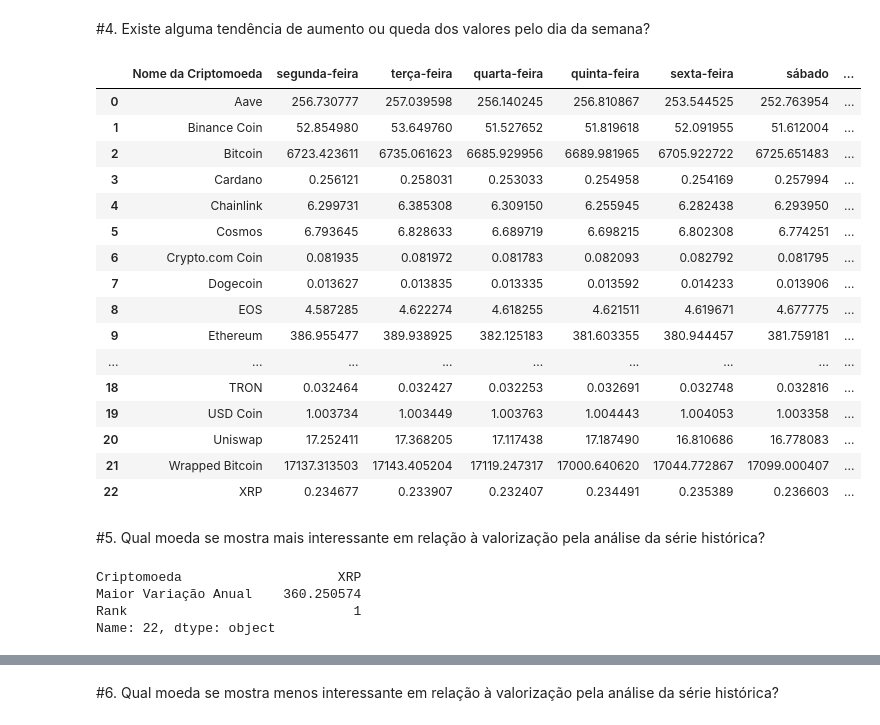
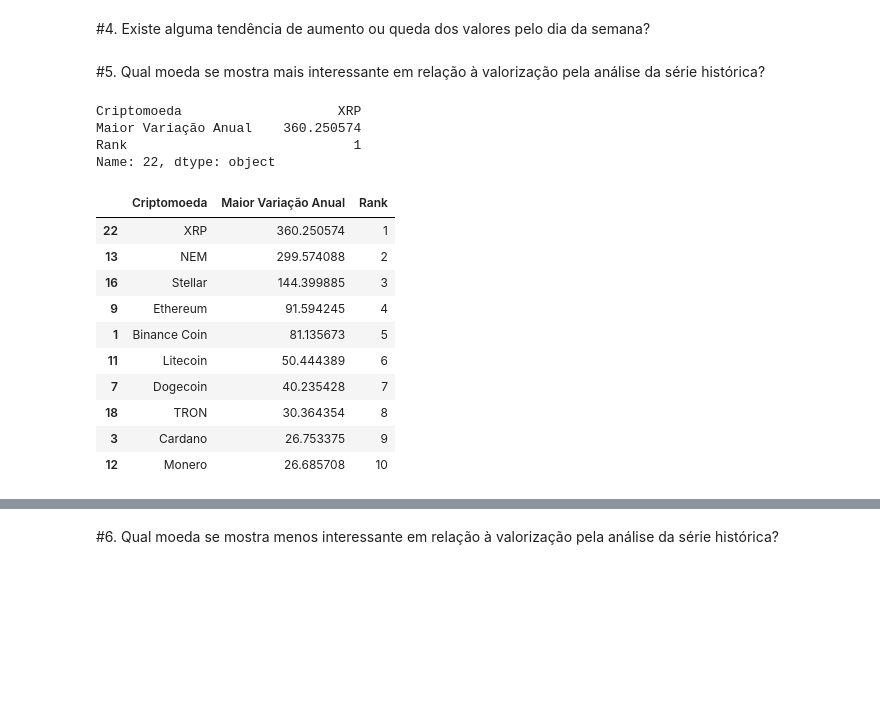
Before and after one commit to WillianXG/Projeto_Em_grupo-Modulo-3, a Jupyter notebook: grupoModulo3.ipynb, the cells around one changed output, grey strips where cells are left out. Cells and saved outputs as stored; diff of their text form; code cells hidden in the pictures; blank space fills up the shorter version.

```diff
--- a/grupoModulo3.ipynb
+++ b/grupoModulo3.ipynb
@@ -391,32 +392,29 @@ concat_valv()
 # %% [markdown]
 #4. Existe alguma tendência de aumento ou queda dos valores pelo dia da semana?
 # %%
-calcular_media_por_dia_da_semana(diasSemana(criptomoedas))
+calcular_media_por_dia_da_semana = calcular_media_por_dia_da_semana(diasSemana(criptomoedas))
-# %% [output]
-|  | Nome da Criptomoeda | segunda-feira | terça-feira | quarta-feira | quinta-feira | sexta-feira | sábado | ... |
-| 0 | Aave | 256.730777 | 257.039598 | 256.140245 | 256.810867 | 253.544525 | 252.763954 | ... |
-| 1 | Binance Coin | 52.854980 | 53.649760 | 51.527652 | 51.819618 | 52.091955 | 51.612004 | ... |
-| 2 | Bitcoin | 6723.423611 | 6735.061623 | 6685.929956 | 6689.981965 | 6705.922722 | 6725.651483 | ... |
-| 3 | Cardano | 0.256121 | 0.258031 | 0.253033 | 0.254958 | 0.254169 | 0.257994 | ... |
-| 4 | Chainlink | 6.299731 | 6.385308 | 6.309150 | 6.255945 | 6.282438 | 6.293950 | ... |
-| 5 | Cosmos | 6.793645 | 6.828633 | 6.689719 | 6.698215 | 6.802308 | 6.774251 | ... |
-| 6 | Crypto.com Coin | 0.081935 | 0.081972 | 0.081783 | 0.082093 | 0.082792 | 0.081795 | ... |
-| 7 | Dogecoin | 0.013627 | 0.013835 | 0.013335 | 0.013592 | 0.014233 | 0.013906 | ... |
-| 8 | EOS | 4.587285 | 4.622274 | 4.618255 | 4.621511 | 4.619671 | 4.677775 | ... |
-| 9 | Ethereum | 386.955477 | 389.938925 | 382.125183 | 381.603355 | 380.944457 | 381.759181 | ... |
-| ... | ... | ... | ... | ... | ... | ... | ... | ... |
-| 18 | TRON | 0.032464 | 0.032427 | 0.032253 | 0.032691 | 0.032748 | 0.032816 | ... |
-| 19 | USD Coin | 1.003734 | 1.003449 | 1.003763 | 1.004443 | 1.004053 | 1.003358 | ... |
-| 20 | Uniswap | 17.252411 | 17.368205 | 17.117438 | 17.187490 | 16.810686 | 16.778083 | ... |
-| 21 | Wrapped Bitcoin | 17137.313503 | 17143.405204 | 17119.247317 | 17000.640620 | 17044.772867 | 17099.000407 | ... |
-| 22 | XRP | 0.234677 | 0.233907 | 0.232407 | 0.234491 | 0.235389 | 0.236603 | ... |
 # %% [markdown]
 #5. Qual moeda se mostra mais interessante em relação à valorização pela análise da série histórica?
 # %%
-moedaMaisInteressante=rank_criptomoedas_por_valorizacao(criptomoedas)
-print(moedaMaisInteressante.iloc[0])
+rank =rank_criptomoedas_por_valorizacao(criptomoedas)
+print(rank.iloc[0])
+
+moedaMaisInteressante = rank.head(10)
+
+moedaMaisInteressante
 # %% [output]
 Criptomoeda                    XRP
 Maior Variação Anual    360.250574
 Rank                             1
 Name: 22, dtype: object
+|  | Criptomoeda | Maior Variação Anual | Rank |
+| 22 | XRP | 360.250574 | 1 |
+| 13 | NEM | 299.574088 | 2 |
+| 16 | Stellar | 144.399885 | 3 |
+| 9 | Ethereum | 91.594245 | 4 |
+| 1 | Binance Coin | 81.135673 | 5 |
+| 11 | Litecoin | 50.444389 | 6 |
+| 7 | Dogecoin | 40.235428 | 7 |
+| 18 | TRON | 30.364354 | 8 |
+| 3 | Cardano | 26.753375 | 9 |
+| 12 | Monero | 26.685708 | 10 |
```
Also changed, not shown: parts of 12 cells of this notebook.
